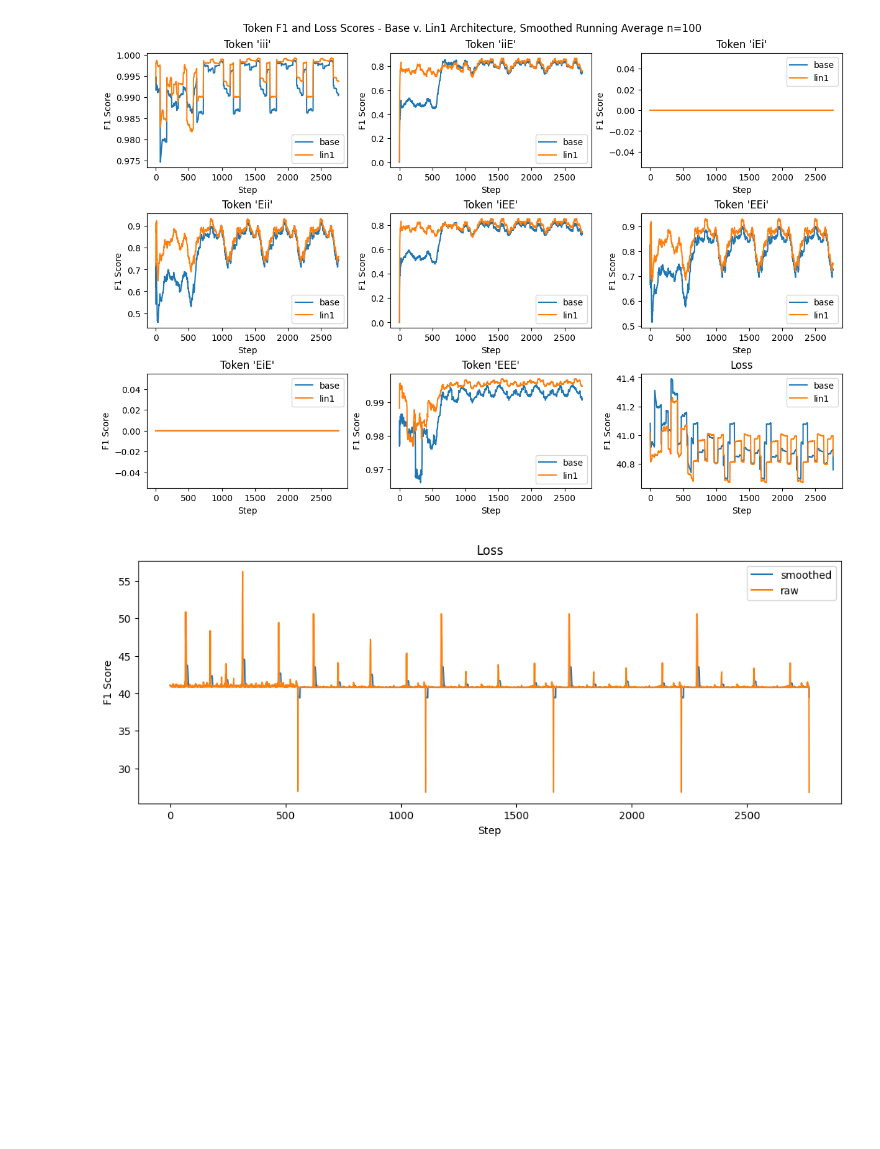
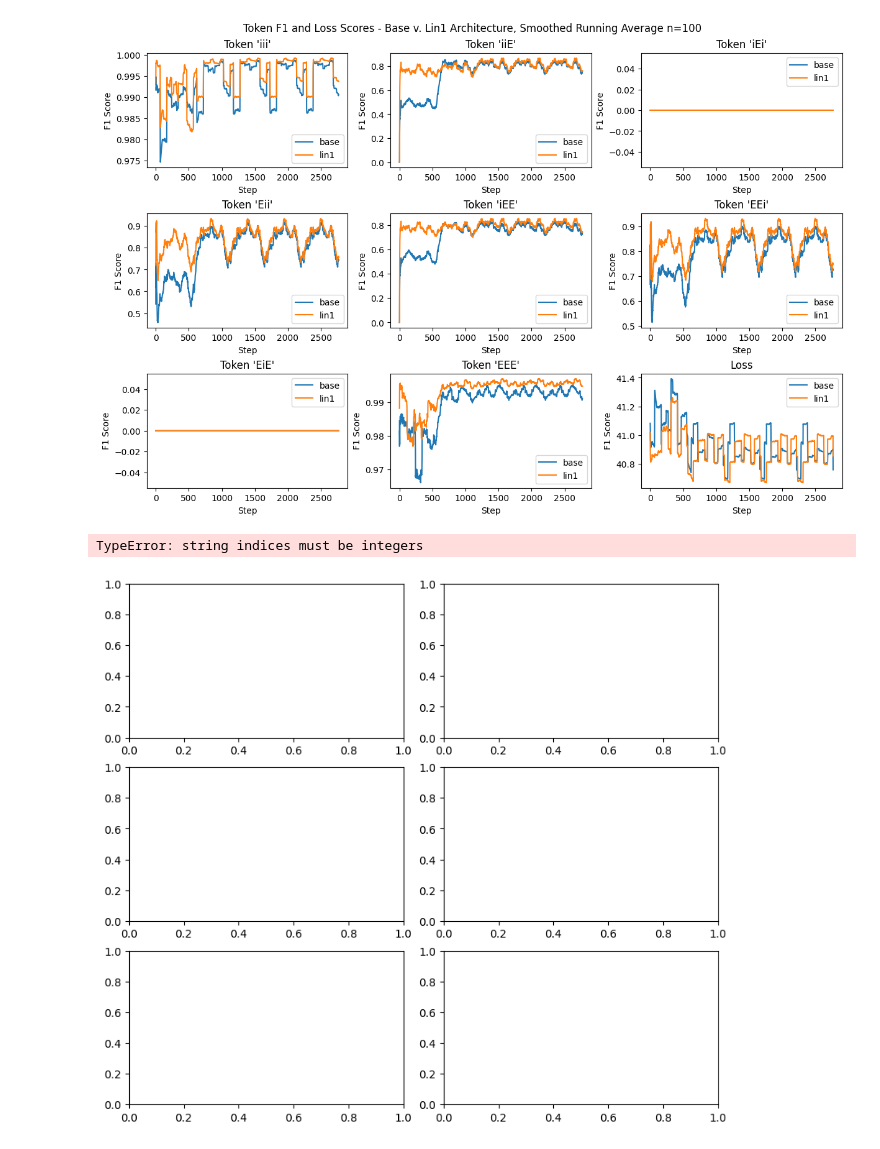
Before and after one commit to anwari32/sequence-processing, a Jupyter notebook: visualisation.ipynb, the cells around one changed output. Drawn from its saved outputs; the diff is of its cells as text; code cells hidden in the pictures; blank space fills up the shorter version.

```diff
--- a/visualisation.ipynb
+++ b/visualisation.ipynb
@@ -885,28 +945,31 @@ plt.suptitle(suptitle)
 plt.show()
 # %% [output]
 [figure]
-# %%
-fig, ax = plt.subplots(1, 1, constrained_layout=True, figsize=(10, 4))
-
-# loss
-for a in [archs[0]]:
-    ax.plot(
-        ft_f1_score_base_versus_lin1[validation_step].values,
-        running_average_smoothing(
-            ft_f1_score_base_versus_lin1[f"{a}-loss"].values,
-            10
-        ),
-        label='smoothed'
-    )
-
-ax.plot(
-        ft_f1_score_base_versus_lin1[validation_step].values,
-        ft_f1_score_base_versus_lin1[f"{a}-loss"].values,
-        label='raw'
-    )
-ax.set(xlabel="Step", ylabel="F1 Score", title="Loss")
-ax.legend()
-
-plt.show()
-# %% [output]
-[figure, removed]
+# %%
+import os
+import matplotlib.pyplot as plt
+
+log_dir = os.path.join("logs")
+base_df = os.path.join(log_dir, "ft_f1_score_base_best.csv")
+lin1_df = os.path.join(log_dir, "ft_f1_score_lin1.csv")
+
+token_labels = labels = ["iii", "EEE", "iEE", "iiE", "Eii", "EEi"]
+figs, axes = plt.subplots(nrows=3, ncols=2, constrained_layout=True, figsize=(8, 7))
+index = 0
+for i in [0, 1, 2]:
+    for j in [0, 1]:
+        cur_token_label = token_labels[index]
+
+        axes[i][j].plot(
+            base_df["validation_step"],
+            base_df[f"{cur_token_label}"]
+        )
+        axes[i][j].plot(
+            lin1_df["validation_step"],
+            lin1_df[f"{cur_token_label}"]
+        )
+
+        index += 1
+# %% [output]
+TypeError: string indices must be integers
+[figure, added]
```
Also changed, not shown: parts of 5 cells of this notebook, 7 other files.
